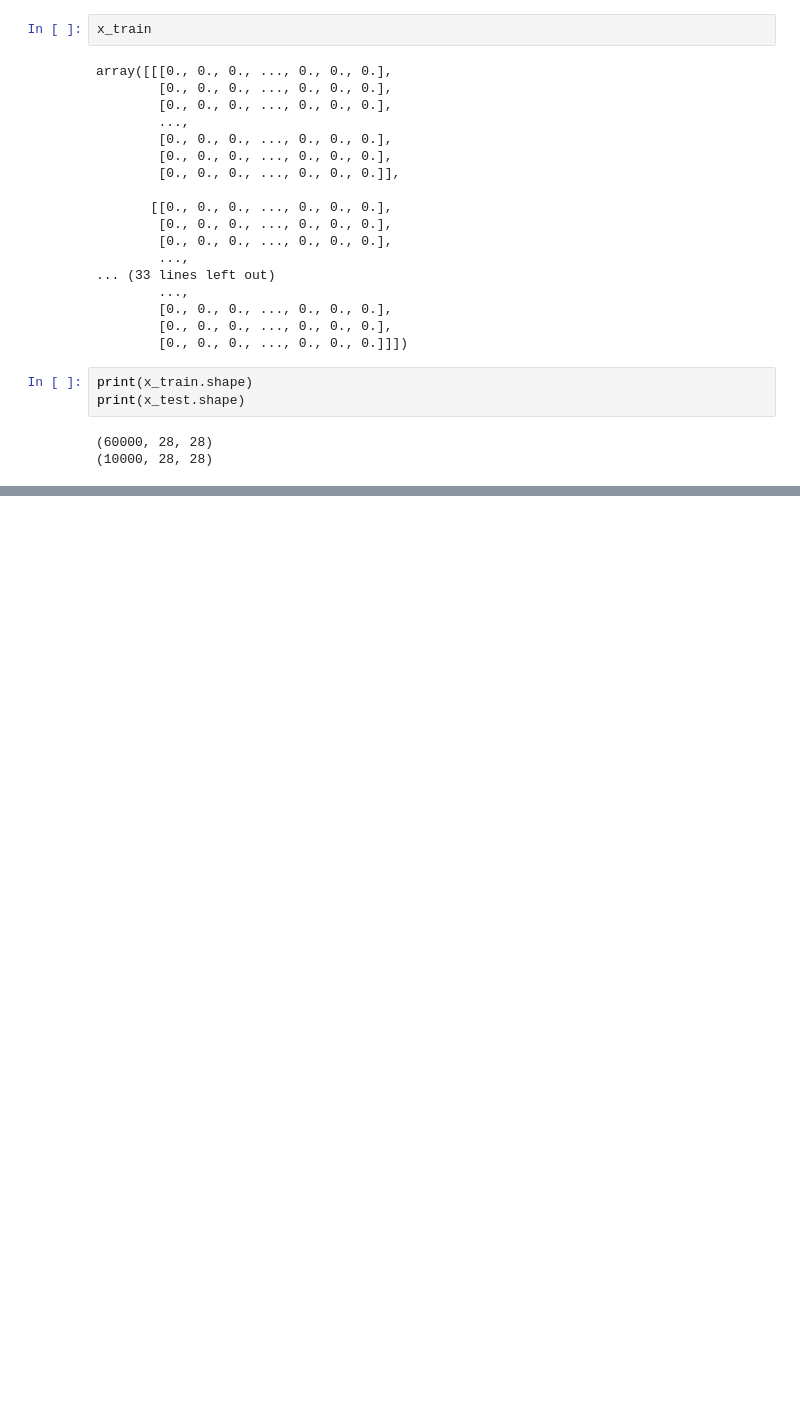
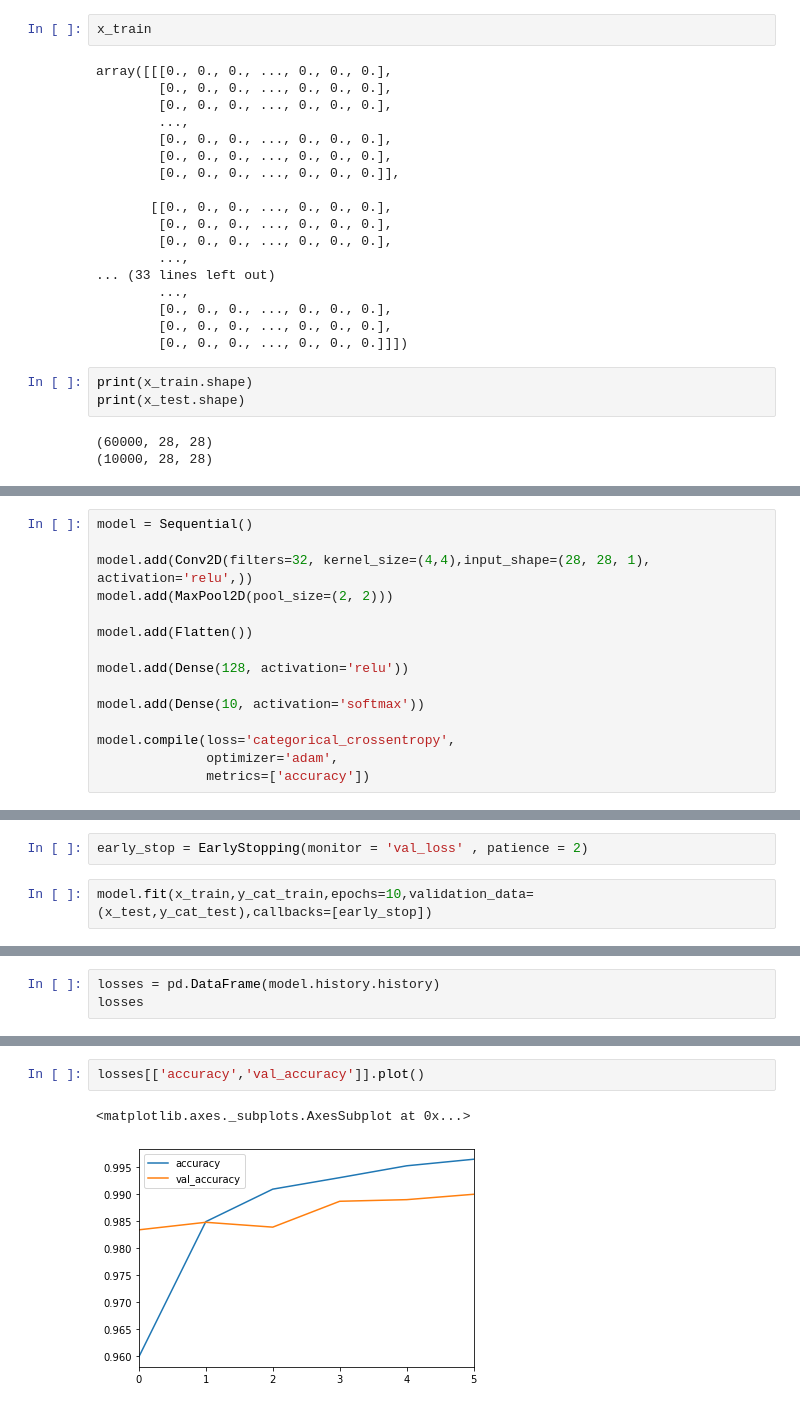
Before and after one commit to LIMON100/Deep-Learning, a Jupyter notebook: CNN/Onehotwithhandwritten.ipynb, the cells around one changed output, grey strips where cells are left out. Drawn from its saved outputs; the diff is of its cells as text; blank space fills up the shorter version.

```diff
--- a/CNN/Onehotwithhandwritten.ipynb
+++ b/CNN/Onehotwithhandwritten.ipynb
@@ -110,0 +122,15 @@ x_test = x_test.reshape(6)
+# %%
+model = Sequential()
+
+model.add(Conv2D(filters=32, kernel_size=(4,4),input_shape=(28, 28, 1), activation='relu',))
+model.add(MaxPool2D(pool_size=(2, 2)))
+
+model.add(Flatten())
+
+model.add(Dense(128, activation='relu'))
+
+model.add(Dense(10, activation='softmax'))
+
+model.compile(loss='categorical_crossentropy',
+              optimizer='adam',
+              metrics=['accuracy'])
@@ -110,0 +158,4 @@ x_test = x_test.reshape(6)
+# %%
+early_stop = EarlyStopping(monitor = 'val_loss' , patience = 2)
+# %%
+model.fit(x_train,y_cat_train,epochs=10,validation_data=(x_test,y_cat_test),callbacks=[early_stop])
@@ -110,0 +181,3 @@ x_test = x_test.reshape(6)
+# %%
+losses = pd.DataFrame(model.history.history)
+losses
@@ -110,0 +192,5 @@ x_test = x_test.reshape(6)
+# %%
+losses[['accuracy','val_accuracy']].plot()
+# %% [output]
+<matplotlib.axes._subplots.AxesSubplot at 0x...>
+[figure, added]
```
Also changed, not shown: parts of 19 cells of this notebook.
